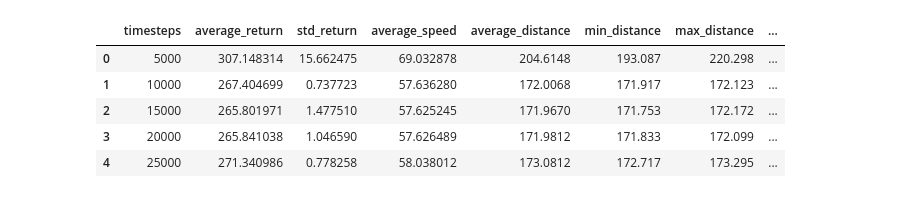
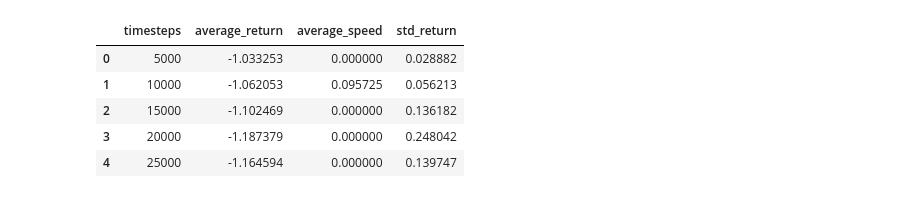
Before and after one commit to raphaelsenn/torcsRL, a Jupyter notebook: plots.ipynb, the cells around one changed output. Cells and saved outputs as stored; diff of their text form; code cells hidden in the pictures.

```diff
--- a/plots.ipynb
+++ b/plots.ipynb
@@ -4,11 +6,0 @@ import matplotlib.pyplot as plt
-# %%
-csv_file = f"checkpoints/ddpg/ddpg-lr_pi0.0001-lr_q0.001-seed0/eval_stats.csv"
-data = pd.read_csv(csv_file)
-data.head()
-# %% [output]
-|  | timesteps | average_return | std_return | average_speed | average_distance | min_distance | max_distance | ... |
-| 0 | 5000 | 307.148314 | 15.662475 | 69.032878 | 204.6148 | 193.087 | 220.298 | ... |
-| 1 | 10000 | 267.404699 | 0.737723 | 57.636280 | 172.0068 | 171.917 | 172.123 | ... |
-| 2 | 15000 | 265.801971 | 1.477510 | 57.625245 | 171.9670 | 171.753 | 172.172 | ... |
-| 3 | 20000 | 265.841038 | 1.046590 | 57.626489 | 171.9812 | 171.833 | 172.099 | ... |
-| 4 | 25000 | 271.340986 | 0.778258 | 58.038012 | 173.0812 | 172.717 | 173.295 | ... |
@@ -14,0 +14,37 @@ data.head()
+# %%
+BASE = "./checkpoints/"
+
+def load_data(alg: str) -> pd.DataFrame:
+    path = os.path.join(BASE, alg)
+    dirs = [x for x in os.listdir(path)]
+
+    dfs = []
+    for dir in dirs:
+        path = os.path.join(BASE, alg, dir)
+        for file in os.listdir(path):
+            if file.endswith(".csv"):
+                path = os.path.join(BASE, alg, dir, file)
+                df = pd.read_csv(path)
+                dfs.append(df)
+
+    df_out = pd.DataFrame()
+    df_out["timesteps"] = dfs[0]["timesteps"]
+
+    stacked_means = pd.concat([df["average_return"] for df in dfs], axis=1)
+    stacked_speeds = pd.concat([df["average_speed"] for df in dfs], axis=1)
+    df_out["average_return"] = stacked_means.mean(axis=1)
+    df_out["average_speed"] = stacked_speeds.mean(axis=1)
+    df_out["std_return"] = stacked_means.std(axis=1, ddof=1)
+
+
+    return df_out
+# %%
+data = load_data("ddpg")
+data.head()
+# %% [output]
+|  | timesteps | average_return | average_speed | std_return |
+| 0 | 5000 | -1.033253 | 0.000000 | 0.028882 |
+| 1 | 10000 | -1.062053 | 0.095725 | 0.056213 |
+| 2 | 15000 | -1.102469 | 0.000000 | 0.136182 |
+| 3 | 20000 | -1.187379 | 0.000000 | 0.248042 |
+| 4 | 25000 | -1.164594 | 0.000000 | 0.139747 |
```
Also changed, not shown: parts of 8 cells of this notebook, 27 other files.
